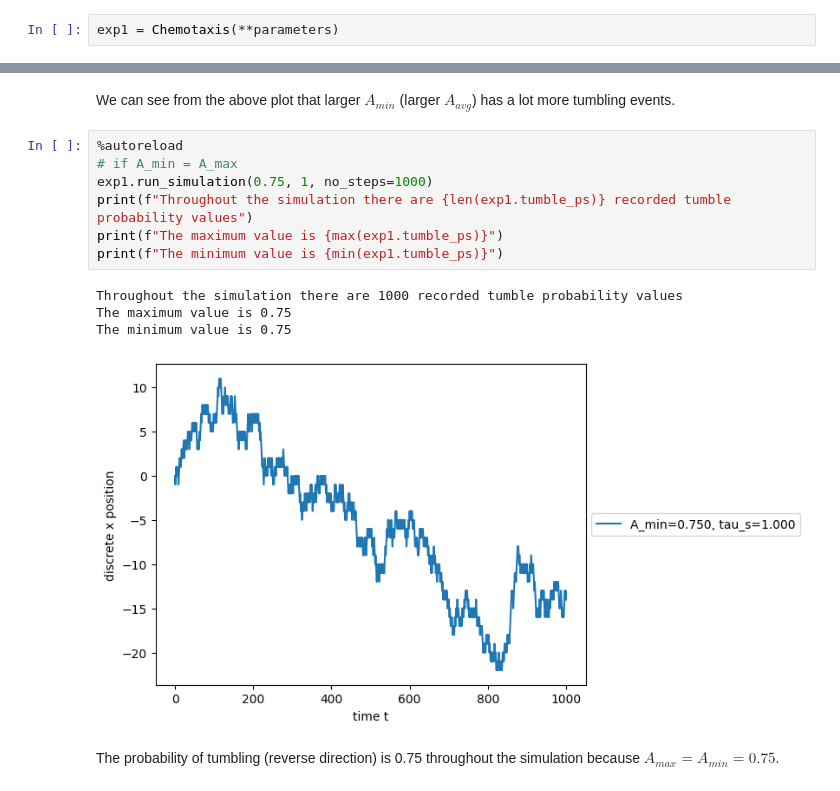
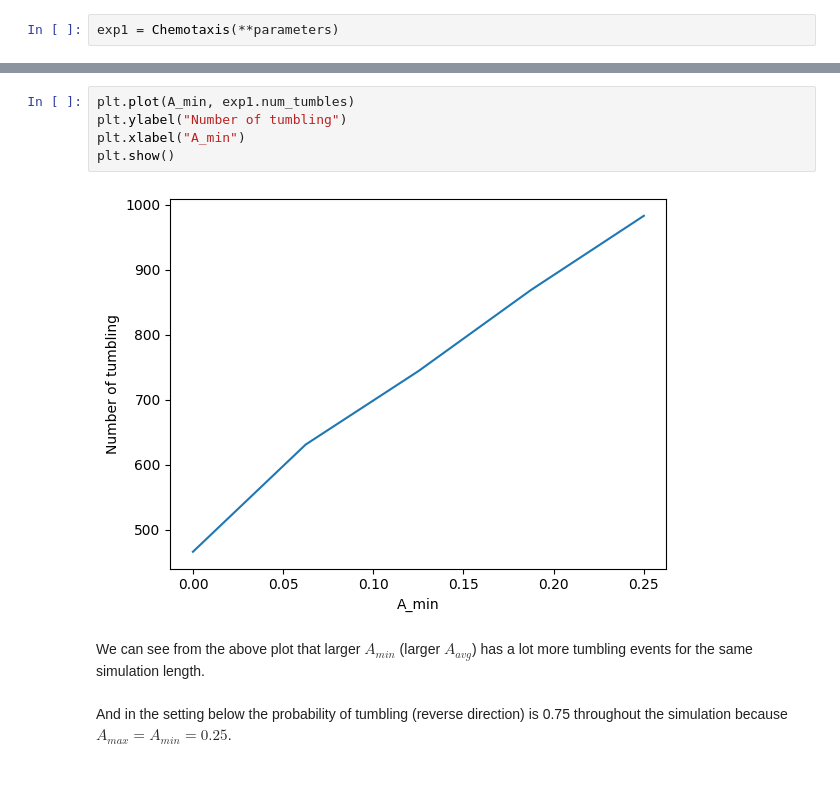
Before and after one commit to erezli/IIBCW_simplified_chemotaxis_model, a Jupyter notebook: CW1_simulation.ipynb, the cells around one changed output, grey strips where cells are left out. Cells and saved outputs as stored; diff of their text form.

```diff
--- a/CW1_simulation.ipynb
+++ b/CW1_simulation.ipynb
@@ -84,16 +102,11 @@ exp1.plt_multiple_traj(N, A_min, tau_s, no_steps=1000)
+# %%
+plt.plot(A_min, exp1.num_tumbles)
+plt.ylabel("Number of tumbling")
+plt.xlabel("A_min")
+plt.show()
+# %% [output]
+[figure, added]
 # %% [markdown]
-We can see from the above plot that larger $A_{min}$ (larger $A_{avg}$) has a lot more tumbling events.
+We can see from the above plot that larger $A_{min}$ (larger $A_{avg}$) has a lot more tumbling events for the same simulation length.
-# %%
-%autoreload
-# if A_min = A_max
-exp1.run_simulation(0.75, 1, no_steps=1000)
-print(f"Throughout the simulation there are {len(exp1.tumble_ps)} recorded tumble probability values")
-print(f"The maximum value is {max(exp1.tumble_ps)}")
-print(f"The minimum value is {min(exp1.tumble_ps)}")
-# %% [output]
-Throughout the simulation there are 1000 recorded tumble probability values
-The maximum value is 0.75
-The minimum value is 0.75
-[figure, removed]
 # %% [markdown]
-The probability of tumbling (reverse direction) is 0.75 throughout the simulation because $A_{max} = A_{min} = 0.75$.
+And in the setting below the probability of tumbling (reverse direction) is 0.75 throughout the simulation because $A_{max} = A_{min} = 0.25$.
```
Also changed, not shown: parts of 47 cells of this notebook, 2 other files.
